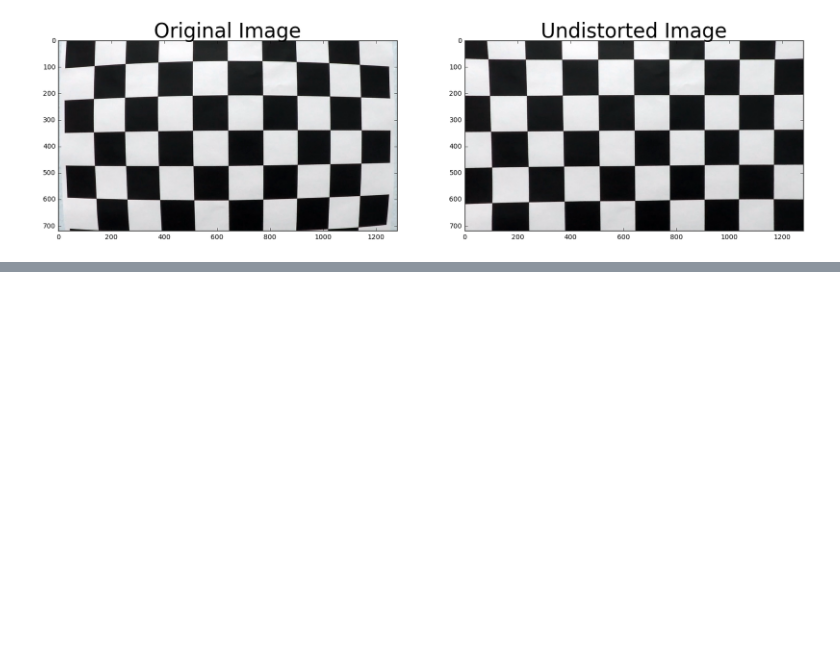
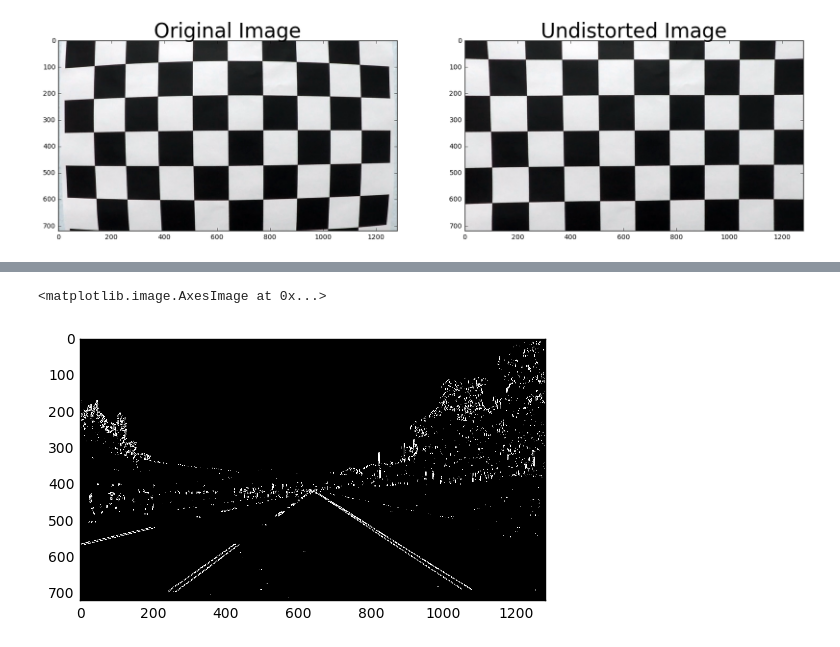
Before and after one commit to ddrm86/udacity-selfdriving-p4, a Jupyter notebook: p3_avanced_lanes_detector.ipynb, the cells around one changed output, grey strips where cells are left out. Cells and saved outputs as stored; diff of their text form; code cells hidden in the pictures; blank space fills up the shorter version.

Commit message:
Add gradient sobel

```diff
--- a/p3_avanced_lanes_detector.ipynb
+++ b/p3_avanced_lanes_detector.ipynb
@@ -54,3 +68,20 @@ def process_image(image):
+# %%
+def abs_sobel_thresh(img, orient='x', thresh_min=0, thresh_max=255):
+    gray = cv2.cvtColor(img, cv2.COLOR_RGB2GRAY)
+    if orient == 'x':
+        abs_sobel = np.absolute(cv2.Sobel(gray, cv2.CV_64F, 1, 0))
+    if orient == 'y':
+        abs_sobel = np.absolute(cv2.Sobel(gray, cv2.CV_64F, 0, 1))
+    scaled_sobel = np.uint8(255*abs_sobel/np.max(abs_sobel))
+    binary_output = np.zeros_like(scaled_sobel)
+    binary_output[(scaled_sobel >= thresh_min) & (scaled_sobel <= thresh_max)] = 1
+    return binary_output
+
+grad_binary_x_ti = abs_sobel_thresh(undist_ti, orient='x', thresh_min=30, thresh_max=100)
+plt.imshow(grad_binary_x_ti, cmap='gray')
+# %% [output]
+<matplotlib.image.AxesImage at 0x...>
+[figure, added]
 # %%
 output = 'processed.mp4'
 clip = VideoFileClip('project_video.mp4')
```
Also changed, not shown: parts of 5 cells of this notebook.
